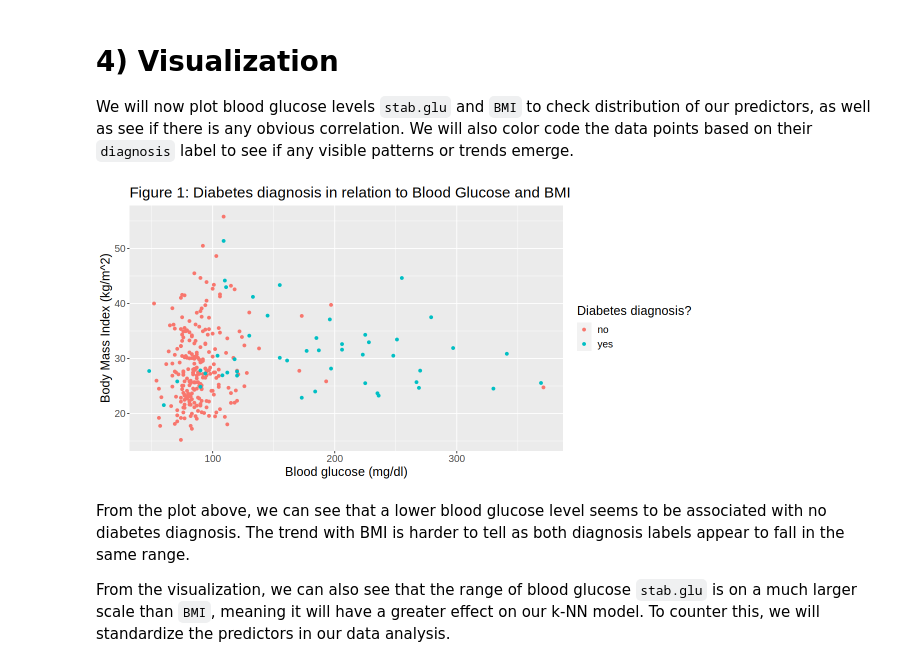
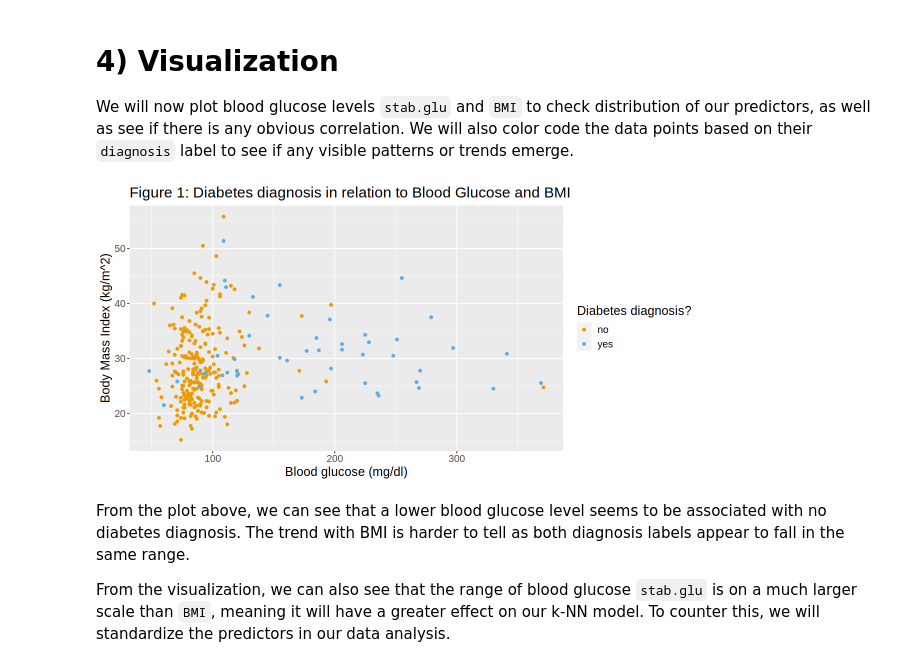
Before and after one commit to wmma2/group_18_project, a Jupyter notebook: Final_report.ipynb, the cells around one changed output. Saved outputs shown, nothing was run; the diff lists cells and outputs as text; code cells hidden in the pictures.

Commit message:
graphs
tweaks

```diff
--- a/Final_report.ipynb
+++ b/Final_report.ipynb
@@ -219,16 +219,17 @@ We will now plot blood glucose levels `stab.glu` and `BMI` to check distribution
 # %%
 #run this cell
 options(repr.plot.width = 10, repr.plot.height = 5)
 
 train_plot <- diabetes_train |>
     ggplot(aes(x = stab.glu, y = BMI, colour = diagnosis)) +
     geom_point() +
     labs(x = "Blood glucose (mg/dl)", y = "Body Mass Index (kg/m^2)", colour = "Diabetes diagnosis?") +
     ggtitle('Figure 1: Diabetes diagnosis in relation to Blood Glucose and BMI') +
+    scale_colour_manual(values = c('orange2', 'steelblue2')) +
     theme(text=element_text(size = 15))
 train_plot
 # %% [output]
-[figure, old version]
+[figure, new version]
 # %% [markdown]
 From the plot above, we can see that a lower blood glucose level seems to be associated with no diabetes diagnosis. The trend with BMI is harder to tell as both diagnosis labels appear to fall in the same range.
 
```
Also changed, not shown: parts of 5 cells of this notebook.
